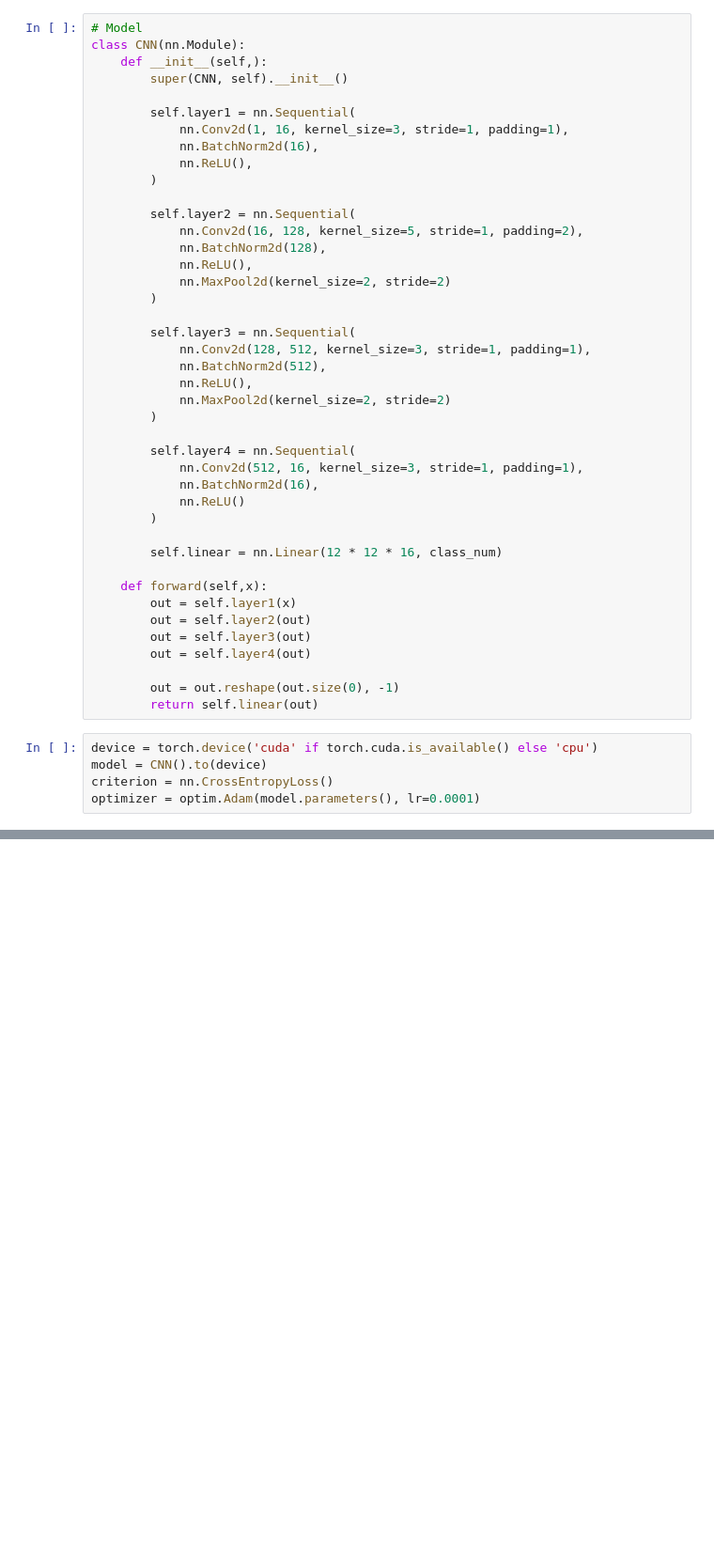
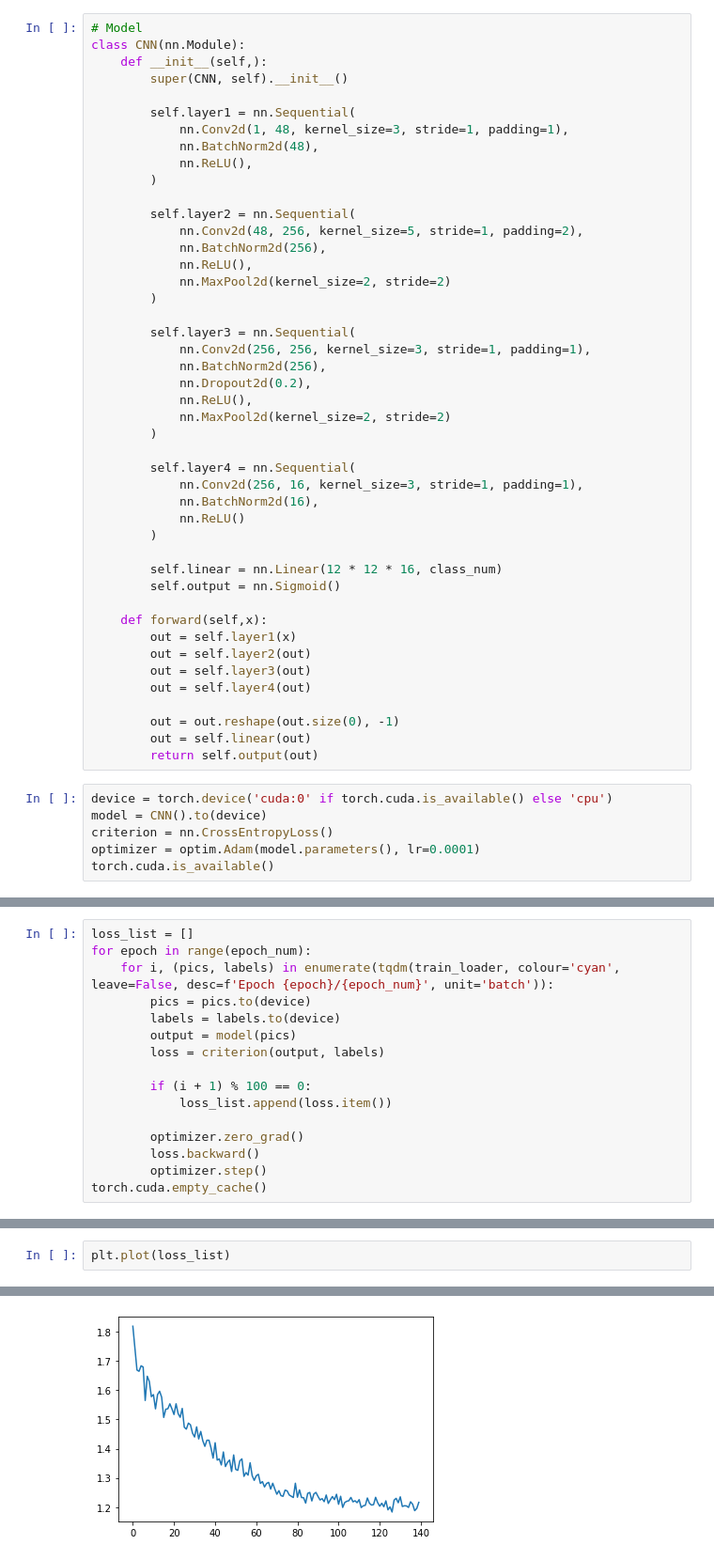
Before and after one commit to RottenTangerine/MachineLearning-Basic, a Jupyter notebook: Practice/Emotion Detection/Emotion_detection.ipynb, the cells around one changed output, grey strips where cells are left out. Shown at 94% size. Saved outputs shown, nothing was run; the diff lists cells and outputs as text; blank space fills up the shorter version.

```diff
--- a/Practice/Emotion Detection/Emotion_detection.ipynb
+++ b/Practice/Emotion Detection/Emotion_detection.ipynb
@@ -35,32 +49,34 @@ class CNN(nn.Module):
         super(CNN, self).__init__()
 
         self.layer1 = nn.Sequential(
-            nn.Conv2d(1, 16, kernel_size=3, stride=1, padding=1),
-            nn.BatchNorm2d(16),
+            nn.Conv2d(1, 48, kernel_size=3, stride=1, padding=1),
+            nn.BatchNorm2d(48),
             nn.ReLU(),
         )
 
         self.layer2 = nn.Sequential(
-            nn.Conv2d(16, 128, kernel_size=5, stride=1, padding=2),
-            nn.BatchNorm2d(128),
+            nn.Conv2d(48, 256, kernel_size=5, stride=1, padding=2),
+            nn.BatchNorm2d(256),
             nn.ReLU(),
             nn.MaxPool2d(kernel_size=2, stride=2)
         )
 
         self.layer3 = nn.Sequential(
-            nn.Conv2d(128, 512, kernel_size=3, stride=1, padding=1),
-            nn.BatchNorm2d(512),
+            nn.Conv2d(256, 256, kernel_size=3, stride=1, padding=1),
+            nn.BatchNorm2d(256),
+            nn.Dropout2d(0.2),
             nn.ReLU(),
             nn.MaxPool2d(kernel_size=2, stride=2)
         )
 
         self.layer4 = nn.Sequential(
-            nn.Conv2d(512, 16, kernel_size=3, stride=1, padding=1),
+            nn.Conv2d(256, 16, kernel_size=3, stride=1, padding=1),
             nn.BatchNorm2d(16),
             nn.ReLU()
         )
 
         self.linear = nn.Linear(12 * 12 * 16, class_num)
+        self.output = nn.Sigmoid()
 
     def forward(self,x):
         out = self.layer1(x)
@@ -69,9 +85,11 @@ class CNN(nn.Module):
         out = self.layer4(out)
 
         out = out.reshape(out.size(0), -1)
-        return self.linear(out)
+        out = self.linear(out)
+        return self.output(out)
 # %%
-device = torch.device('cuda' if torch.cuda.is_available() else 'cpu')
+device = torch.device('cuda:0' if torch.cuda.is_available() else 'cpu')
 model = CNN().to(device)
 criterion = nn.CrossEntropyLoss()
 optimizer = optim.Adam(model.parameters(), lr=0.0001)
+torch.cuda.is_available()
@@ -129,0 +98,16 @@ print(np.array(test_accs).mean())
+# %%
+loss_list = []
+for epoch in range(epoch_num):
+    for i, (pics, labels) in enumerate(tqdm(train_loader, colour='cyan', leave=False, desc=f'Epoch {epoch}/{epoch_num}', unit='batch')):
+        pics = pics.to(device)
+        labels = labels.to(device)
+        output = model(pics)
+        loss = criterion(output, labels)
+
+        if (i + 1) % 100 == 0:
+            loss_list.append(loss.item())
+
+        optimizer.zero_grad()
+        loss.backward()
+        optimizer.step()
+torch.cuda.empty_cache()
@@ -129,0 +116,3 @@ print(np.array(test_accs).mean())
+# %%
+plt.plot(loss_list)
+# %% [output]
@@ -129,0 +120 @@ print(np.array(test_accs).mean())
+[figure, added]
```
Also changed, not shown: parts of 13 cells of this notebook, 1 other file.
